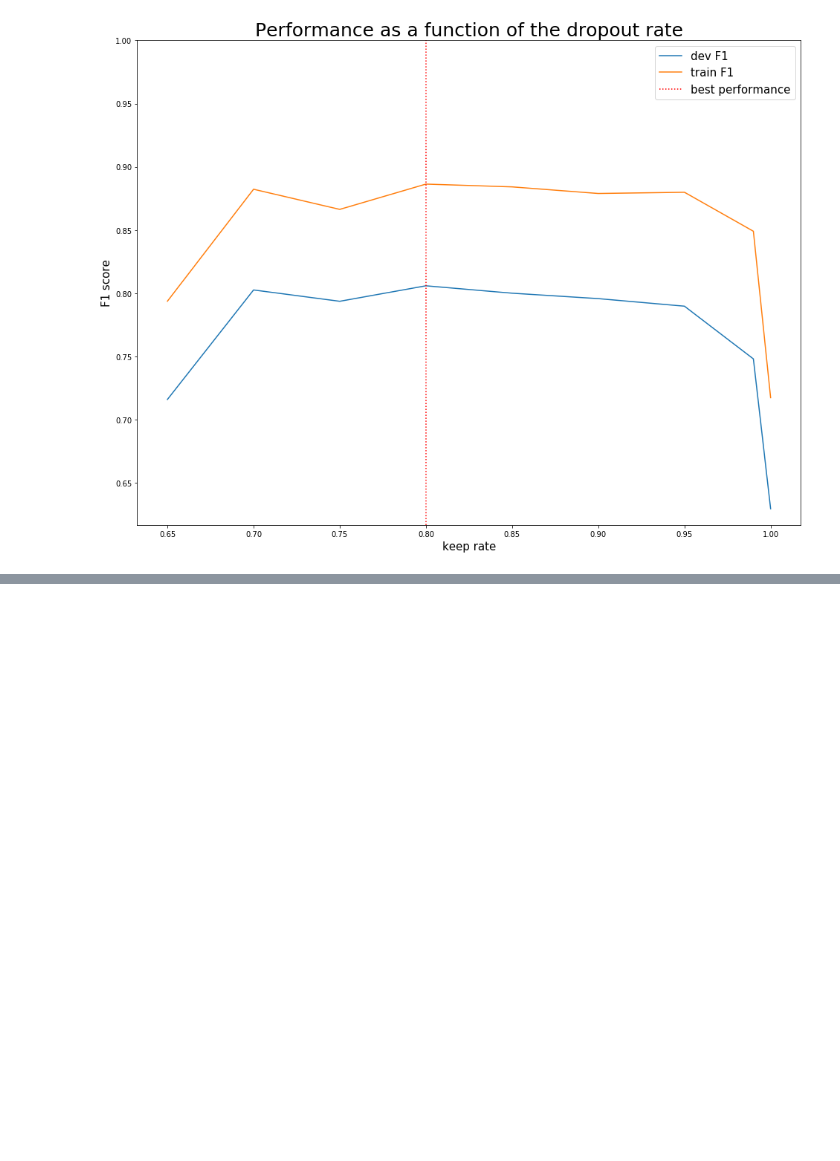
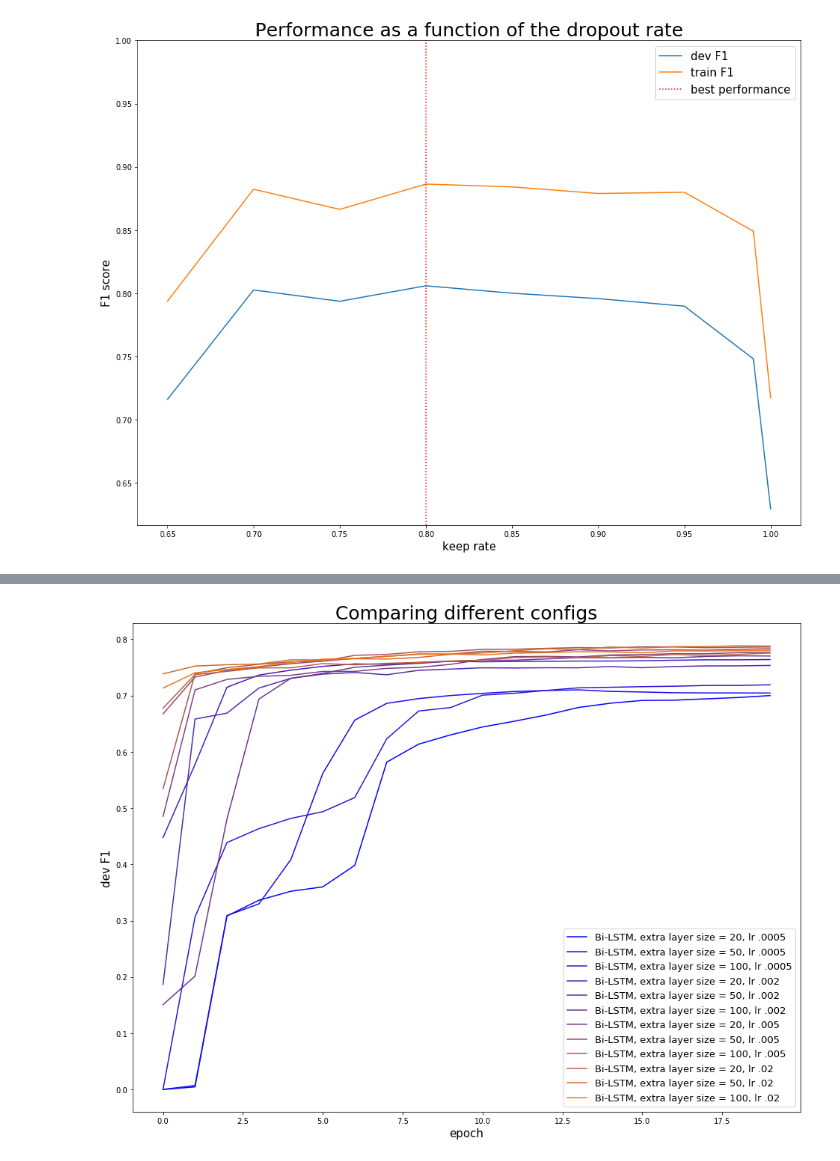
Before and after one commit to vincentbillaut/neuralNER, a Jupyter notebook: notebooks/VisualizeRuns.ipynb, the cells around one changed output, grey strips where cells are left out. Saved outputs shown, nothing was run; the diff lists cells and outputs as text; code cells hidden in the pictures; blank space fills up the shorter version.

```diff
--- a/notebooks/VisualizeRuns.ipynb
+++ b/notebooks/VisualizeRuns.ipynb
@@ -338,0 +407,17 @@ plt.legend(fontsize=15)
+# %%
+plt.figure(figsize = (16, 12))
+
+n=len(fc_results)
+
+for i,(result, label) in enumerate(zip(fc_results, fc_labels)):
+    plt.plot(result.results_dic["dev_f1.los"], label = label, color=(i*1.0/n,i*0.5/n,1-i*1.0/n))
+
+plt.xlabel("epoch",fontsize=15)
+plt.ylabel("dev F1",fontsize=15)
+plt.title("Comparing different configs",fontsize=25)
+# plt.ylim(top=2.2)
+plt.legend(fontsize=13)
+
+plt.show()
+# %% [output]
+[figure, added]
```
Also changed, not shown: parts of 10 cells of this notebook, 4 other files.
